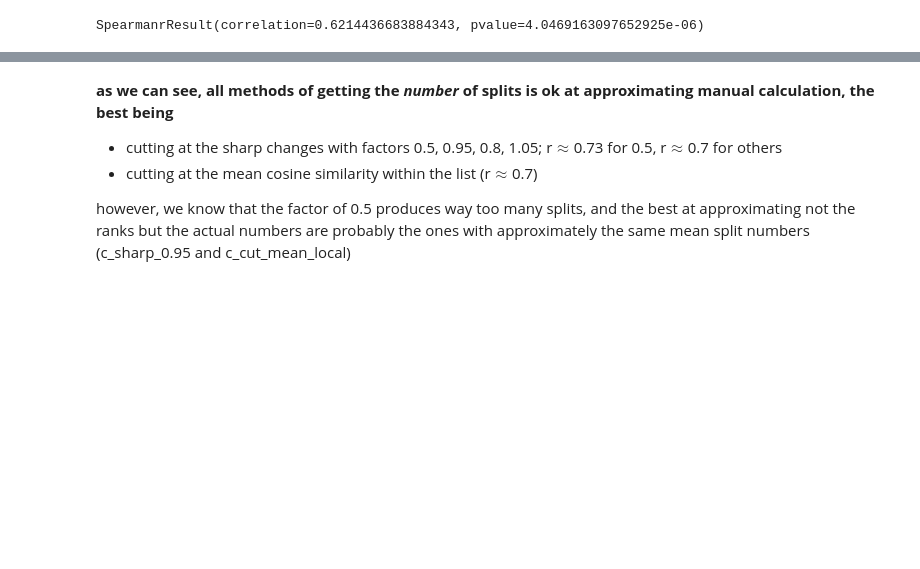
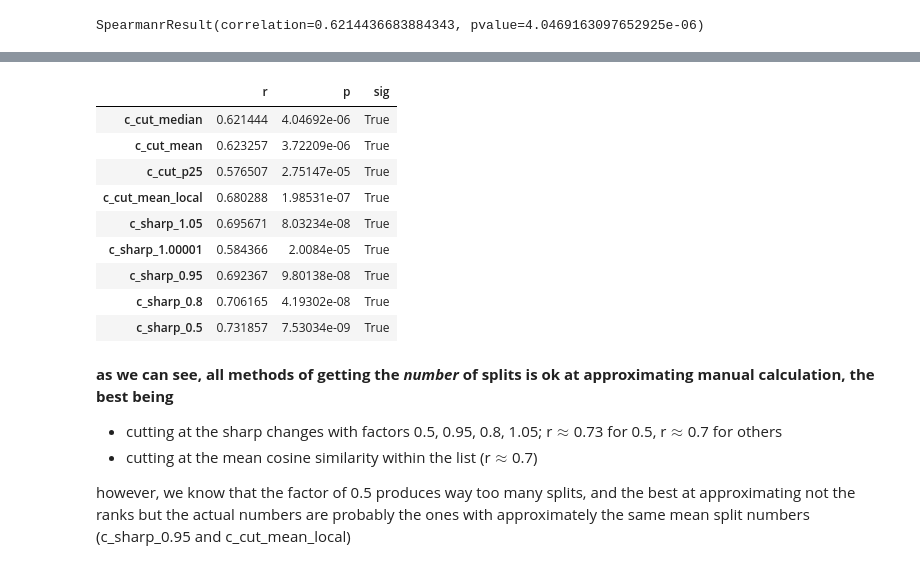
Before and after one commit to flying-bear/verbal_fluency, a Jupyter notebook: clustering.ipynb, the cells around one changed output, grey strips where cells are left out. Cells and saved outputs as stored; diff of their text form; code cells hidden in the pictures; blank space fills up the shorter version.

```diff
--- a/clustering.ipynb
+++ b/clustering.ipynb
@@ -668,3 +649,22 @@ correlation of c_sharp_0.5 with correct number of splits:
+# %%
+corrs = pd.DataFrame(columns=['r', 'p', 'sig'], index=methods)
+for method in list(methods):
+    r, p = list(stats.spearmanr(split_nums_df['correct_c_num'], split_nums_df[method]))
+    corrs.loc[method] = [r, p, p<0.05]
+
+corrs = pd.DataFrame([list(corrs.loc[metric]) for metric in methods], columns=['r', 'p', 'sig'], index=methods)
+corrs.style.background_gradient(axis=0, cmap='Reds')
+# %% [output]
+|  | r | p | sig |
+| c_cut_median | 0.621444 | 4.04692e-06 | True |
+| c_cut_mean | 0.623257 | 3.72209e-06 | True |
+| c_cut_p25 | 0.576507 | 2.75147e-05 | True |
+| c_cut_mean_local | 0.680288 | 1.98531e-07 | True |
+| c_sharp_1.05 | 0.695671 | 8.03234e-08 | True |
+| c_sharp_1.00001 | 0.584366 | 2.0084e-05 | True |
+| c_sharp_0.95 | 0.692367 | 9.80138e-08 | True |
+| c_sharp_0.8 | 0.706165 | 4.19302e-08 | True |
+| c_sharp_0.5 | 0.731857 | 7.53034e-09 | True |
 # %% [markdown]
 **as we can see, all methods of getting the _number_ of splits is ok at approximating manual calculation, the best being**
 - cutting at the sharp changes with factors 0.5, 0.95, 0.8, 1.05; r$\approx$0.73 for 0.5, r$\approx$0.7 for others
```
Also changed, not shown: parts of 13 cells of this notebook, 24 other files.
